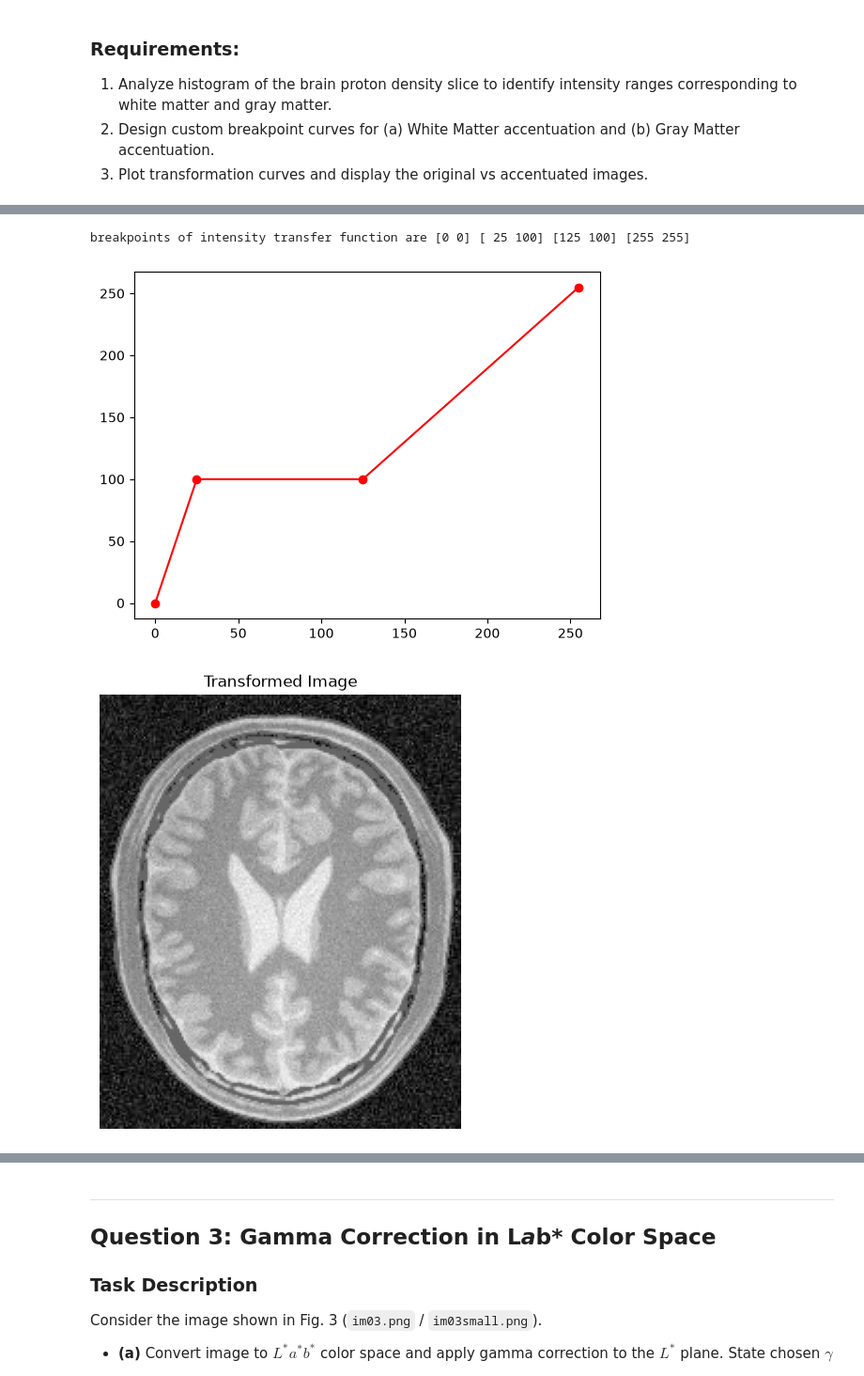
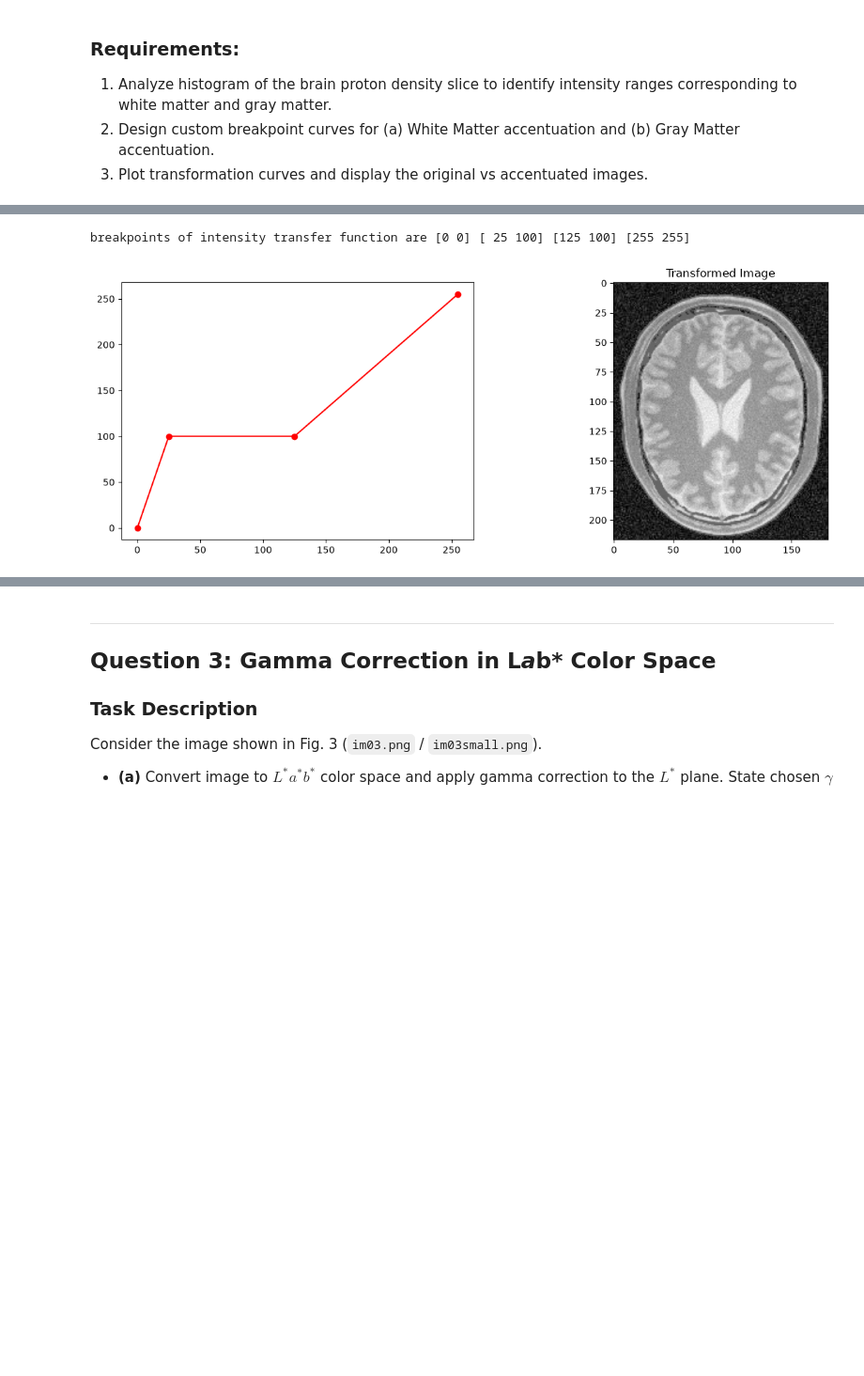
Before and after one commit to samirunuwanaka/ComputerVision, a Jupyter notebook: Assignment/EN3160_Assignment_01_Template.ipynb, the cells around one changed output, grey strips where cells are left out. Shown at 94% size. Cells and saved outputs as stored; diff of their text form; code cells hidden in the pictures; blank space fills up the shorter version.

```diff
--- a/Assignment/EN3160_Assignment_01_Template.ipynb
+++ b/Assignment/EN3160_Assignment_01_Template.ipynb
@@ -142,34 +142,36 @@ plt.show()
 
 pts = np.array([
     [0,     0],
     [25,    100],
     [125,   100],
     [255,   255]
 ])
 print("breakpoints of intensity transfer function are",*pts)
 
 # Transformed
-plt.plot(pts[:,0],pts[:,1],'ro-')
-show_image(intensity_transform(im2, pts), "Transformed Image")
+fig, ax = plt.subplots(1, 2, figsize=(15, 5))
+ax[0].plot(pts[:,0],pts[:,1],'ro-')
+ax[1].imshow(intensity_transform(im2, pts), cmap='gray')
+ax[1].set_title('Transformed Image')
+plt.show()
 
 # cdf = hist.cumsum()
 
 # # Ignore zero values in the CDF
 # cdf_min = cdf[cdf > 0][0]
 
 # # Histogram equalization mapping
 # mapping = ((cdf - cdf_min) / (im2.size - cdf_min) * 255).clip(0, 255).astype(np.uint8)
 
 # plt.plot(range(256), mapping)
 # plt.xlabel('Original intensity')
 # plt.ylabel('Equalized intensity')
 # plt.title('Histogram Equalization Transformation')
 # plt.grid()
 # plt.show()
 # TODO: Call intensity_transform() for both cases
 # TODO: Plot the transformation curves and display original, white matter enhanced, and gray matter enhanced images
 # %% [output]
 [figure]
 breakpoints of intensity transfer function are [0 0] [ 25 100] [125 100] [255 255]
-[figure, old version]
+[figure, new version]
-[figure, removed]
```
Also changed, not shown: parts of 9 cells of this notebook.
